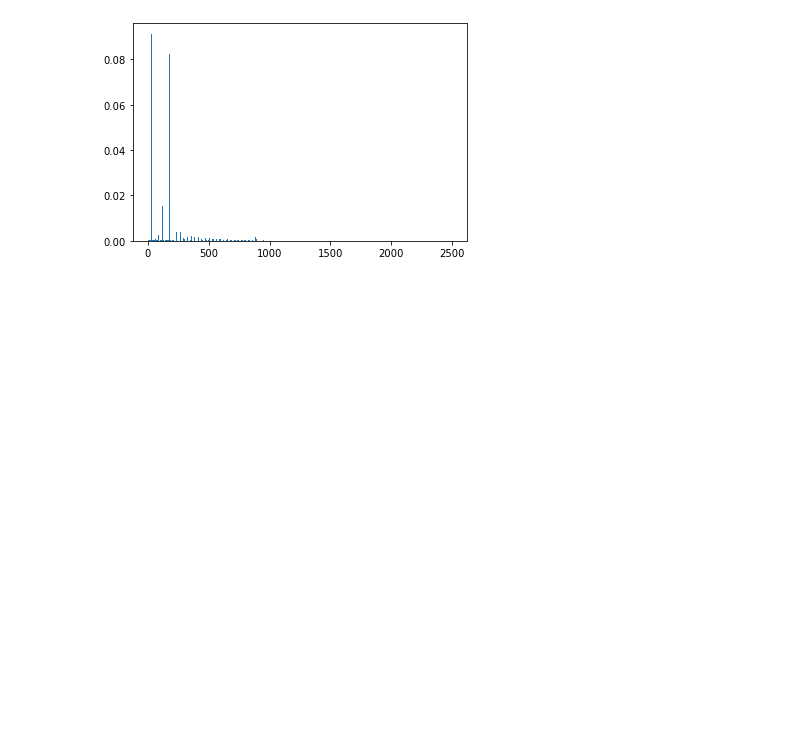
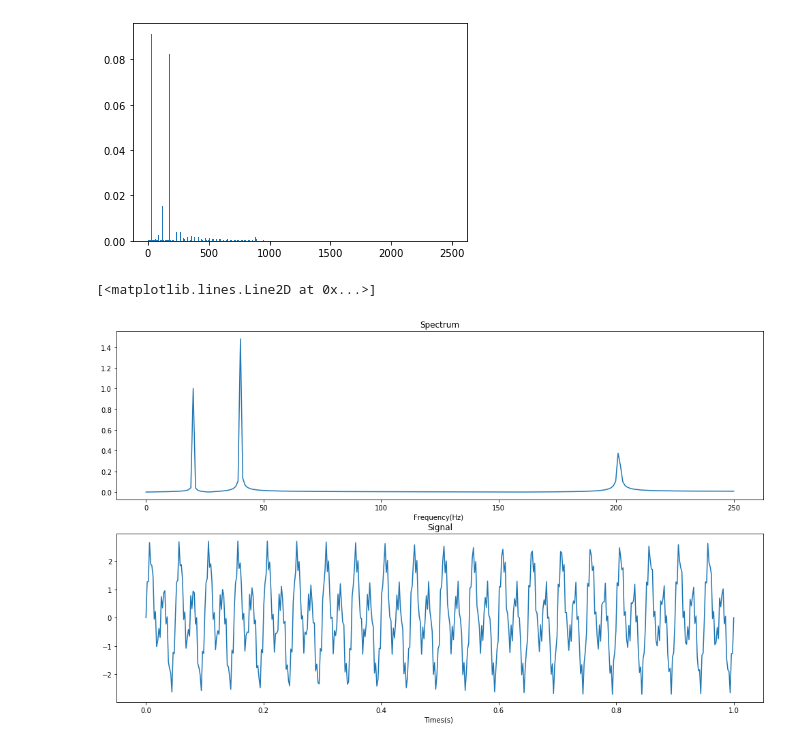
Before and after one commit to H4dMatter/fourier, a Jupyter notebook: Untitled.ipynb, the cells around one changed output. Cells and saved outputs as stored; diff of their text form; code cells hidden in the pictures; blank space fills up the shorter version.

```diff
--- a/Untitled.ipynb
+++ b/Untitled.ipynb
@@ -133,3 +134,26 @@ for ind in range(len(amplitudes)):
     if amplitudes[ind]>0.1:
         print(frequencies[ind])
         #print(ind)
+# %%
+Fs=500
+
+time=np.linspace(0,1,Fs) #
+dataL=np.sin(2*np.pi * 20 * time) + 1.5*np.sin(2*np.pi * 40 * time) + 0.5 * np.sin(2*np.pi * 200 * time)
+n=time.size #number of samples
+frequencies = np.linspace(0,Fs/2,n/2)#freq we want to plot (only half because of doulbe information)
+
+ft=fft(dataL)
+ft_m = (2/n)*abs(ft[0:n//2])
+
+plt.figure(figsize=(17,10))
+plt.subplot(2,1,1)
+plt.plot(frequencies,ft_m)
+plt.title("Spectrum")
+plt.xlabel("Frequency(Hz) ")
+plt.subplot(2,1,2)
+plt.title("Signal")
+plt.xlabel("Times(s) ")
+plt.plot(time,dataL[0:Fs])
+# %% [output]
+[<matplotlib.lines.Line2D at 0x...>]
+[figure, added]
```
Also changed, not shown: parts of 3 cells of this notebook.
